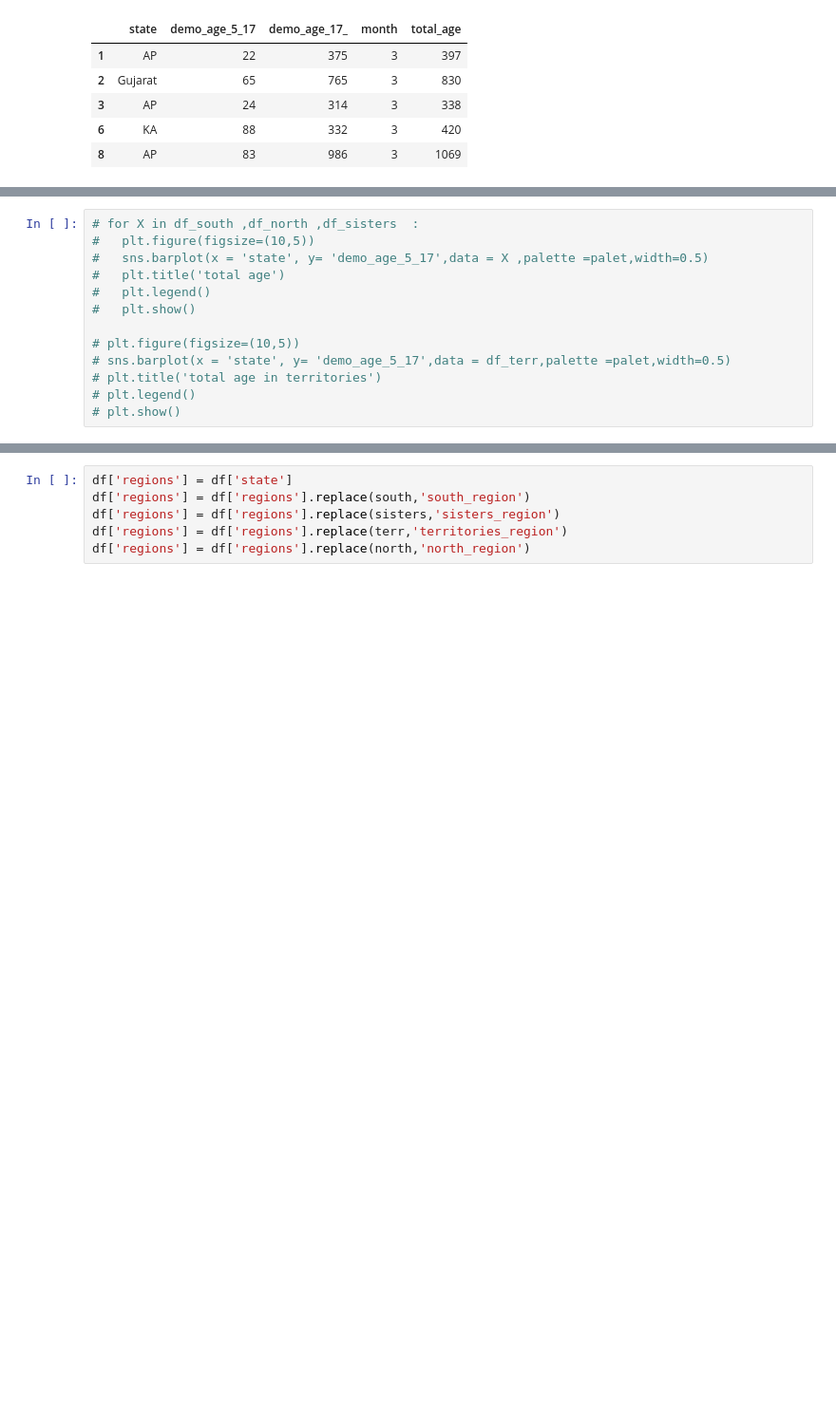
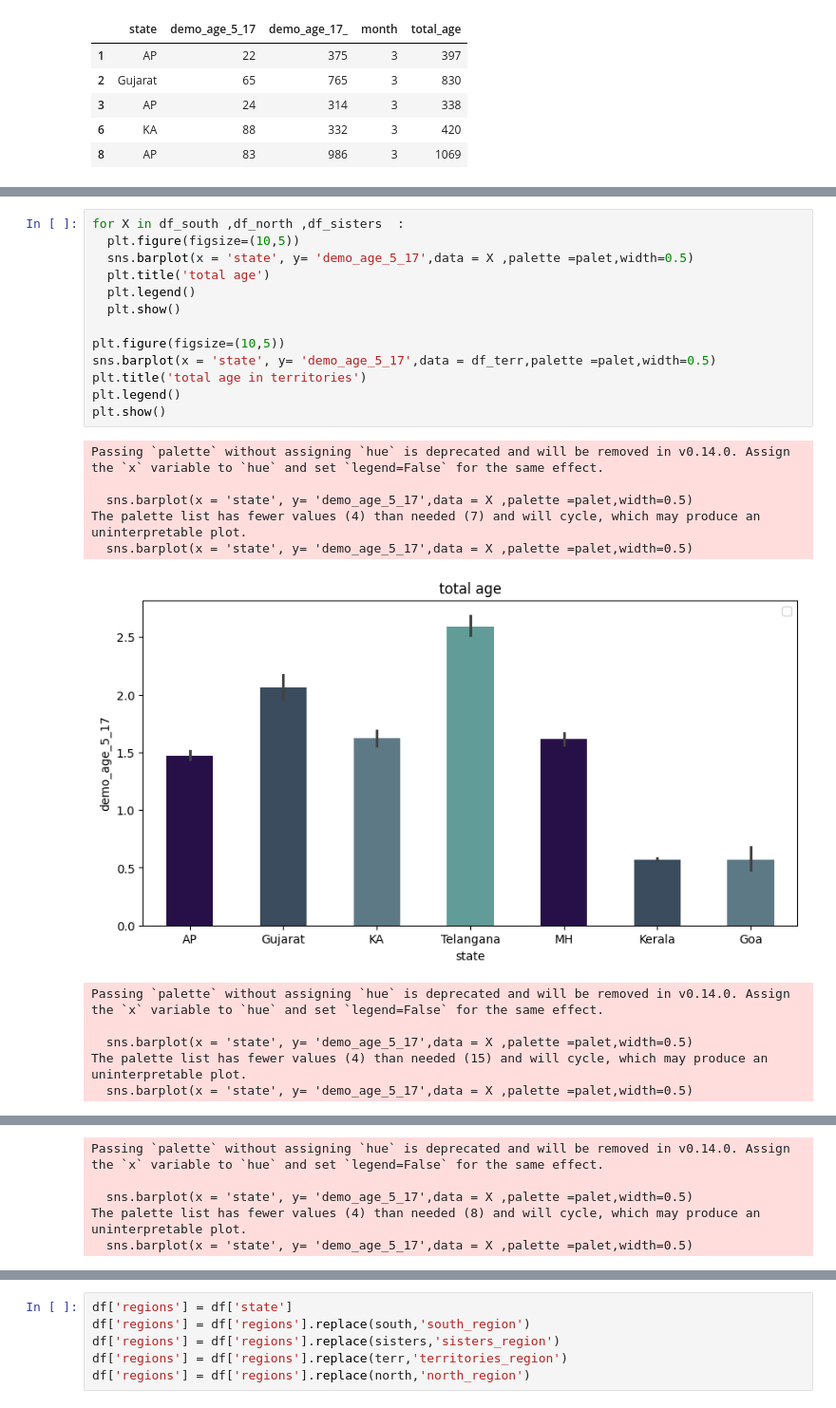
Before and after one commit to SuyashPatil-max/UIDAI_repo, a Jupyter notebook: demo.ipynb, the cells around one changed output, grey strips where cells are left out. Shown at 95% size. Cells and saved outputs as stored; diff of their text form; blank space fills up the shorter version.

```diff
--- a/demo.ipynb
+++ b/demo.ipynb
@@ -226,13 +238,25 @@ The palette list has fewer values (4) than needed (7) and will cycle, which may
 # %%
-# for X in df_south ,df_north ,df_sisters  :
-#   plt.figure(figsize=(10,5))
-#   sns.barplot(x = 'state', y= 'demo_age_5_17',data = X ,palette =palet,width=0.5)
-#   plt.title('total age')
-#   plt.legend()
-#   plt.show()
+for X in df_south ,df_north ,df_sisters  :
+  plt.figure(figsize=(10,5))
+  sns.barplot(x = 'state', y= 'demo_age_5_17',data = X ,palette =palet,width=0.5)
+  plt.title('total age')
+  plt.legend()
+  plt.show()
 
-# plt.figure(figsize=(10,5))
-# sns.barplot(x = 'state', y= 'demo_age_5_17',data = df_terr,palette =palet,width=0.5)
-# plt.title('total age in territories')
-# plt.legend()
-# plt.show()
+plt.figure(figsize=(10,5))
+sns.barplot(x = 'state', y= 'demo_age_5_17',data = df_terr,palette =palet,width=0.5)
+plt.title('total age in territories')
+plt.legend()
+plt.show()
+# %% [output]
+Passing `palette` without assigning `hue` is deprecated and will be removed in v0.14.0. Assign the `x` variable to `hue` and set `legend=False` for the same effect.
+
+  sns.barplot(x = 'state', y= 'demo_age_5_17',data = X ,palette =palet,width=0.5)
+The palette list has fewer values (4) than needed (7) and will cycle, which may produce an uninterpretable plot.
+  sns.barplot(x = 'state', y= 'demo_age_5_17',data = X ,palette =palet,width=0.5)
+[figure, added]
+Passing `palette` without assigning `hue` is deprecated and will be removed in v0.14.0. Assign the `x` variable to `hue` and set `legend=False` for the same effect.
+
+  sns.barplot(x = 'state', y= 'demo_age_5_17',data = X ,palette =palet,width=0.5)
+The palette list has fewer values (4) than needed (15) and will cycle, which may produce an uninterpretable plot.
+  sns.barplot(x = 'state', y= 'demo_age_5_17',data = X ,palette =palet,width=0.5)
@@ -238,0 +264,5 @@ The palette list has fewer values (4) than needed (7) and will cycle, which may
+Passing `palette` without assigning `hue` is deprecated and will be removed in v0.14.0. Assign the `x` variable to `hue` and set `legend=False` for the same effect.
+
+  sns.barplot(x = 'state', y= 'demo_age_5_17',data = X ,palette =palet,width=0.5)
+The palette list has fewer values (4) than needed (8) and will cycle, which may produce an uninterpretable plot.
+  sns.barplot(x = 'state', y= 'demo_age_5_17',data = X ,palette =palet,width=0.5)
```
Also changed, not shown: parts of 20 cells of this notebook.
